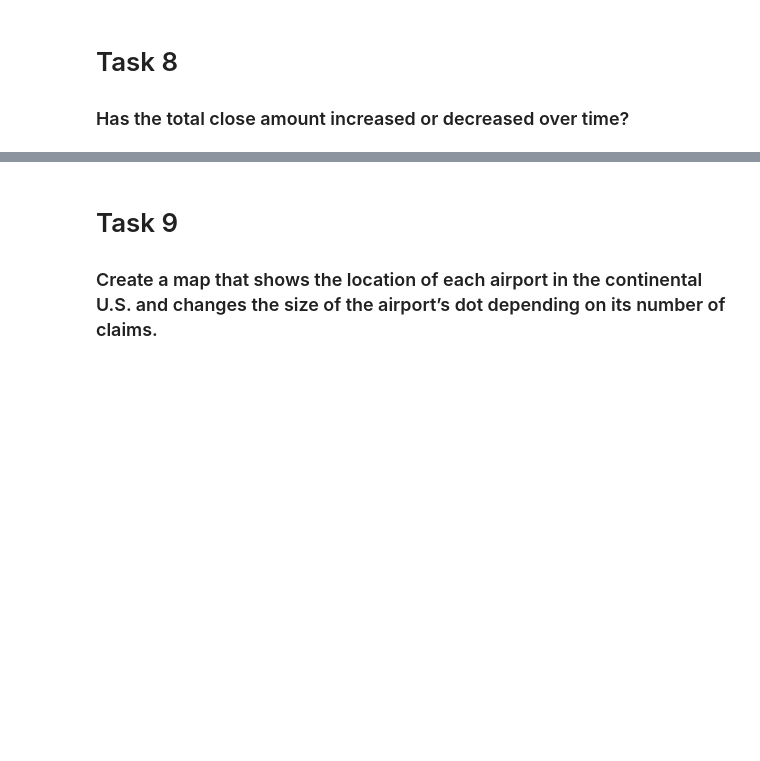
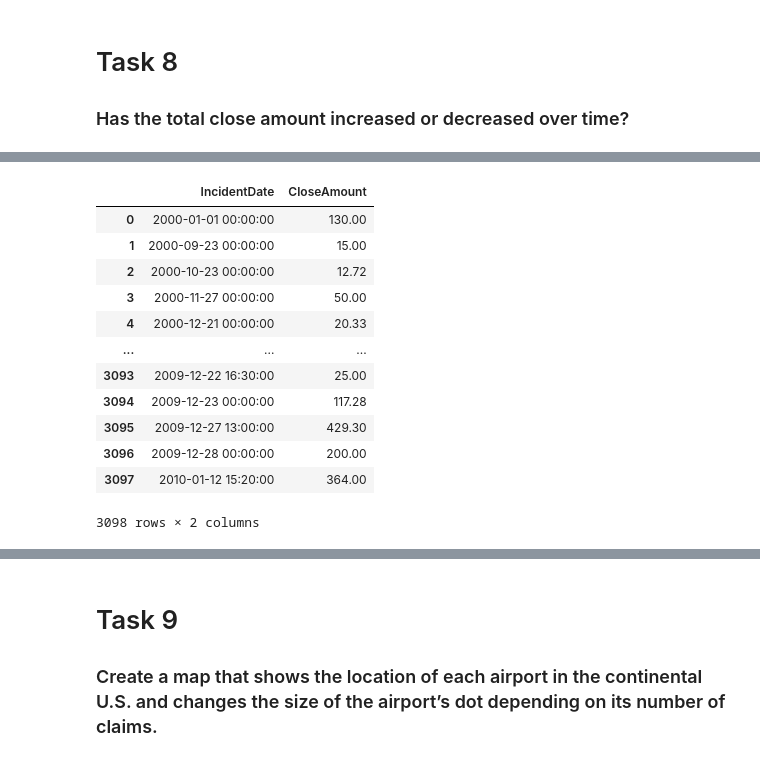
Before and after one commit to TJ-Mothokho/DataAnaylsis_Practical-Assessments, a Jupyter notebook: Airport_Case_Study-Practical_Assessment/AirportCaseStudy.ipynb, the cells around one changed output, grey strips where cells are left out. Drawn from its saved outputs; the diff is of its cells as text; code cells hidden in the pictures; blank space fills up the shorter version.

```diff
--- a/Airport_Case_Study-Practical_Assessment/AirportCaseStudy.ipynb
+++ b/Airport_Case_Study-Practical_Assessment/AirportCaseStudy.ipynb
@@ -742,0 +753,19 @@ plt.show()
+# %%
+#Getting close amount over time
+closeAmountOverTime = approved_or_settled.groupby('IncidentDate').agg({'CloseAmount': 'sum'})
+closeAmountOverTime.reset_index(inplace=True)
+closeAmountOverTime
+# %% [output]
+|  | IncidentDate | CloseAmount |
+| 0 | 2000-01-01 00:00:00 | 130.00 |
+| 1 | 2000-09-23 00:00:00 | 15.00 |
+| 2 | 2000-10-23 00:00:00 | 12.72 |
+| 3 | 2000-11-27 00:00:00 | 50.00 |
+| 4 | 2000-12-21 00:00:00 | 20.33 |
+| ... | ... | ... |
+| 3093 | 2009-12-22 16:30:00 | 25.00 |
+| 3094 | 2009-12-23 00:00:00 | 117.28 |
+| 3095 | 2009-12-27 13:00:00 | 429.30 |
+| 3096 | 2009-12-28 00:00:00 | 200.00 |
+| 3097 | 2010-01-12 15:20:00 | 364.00 |
+3098 rows × 2 columns
```
Also changed, not shown: parts of 4 cells of this notebook.
